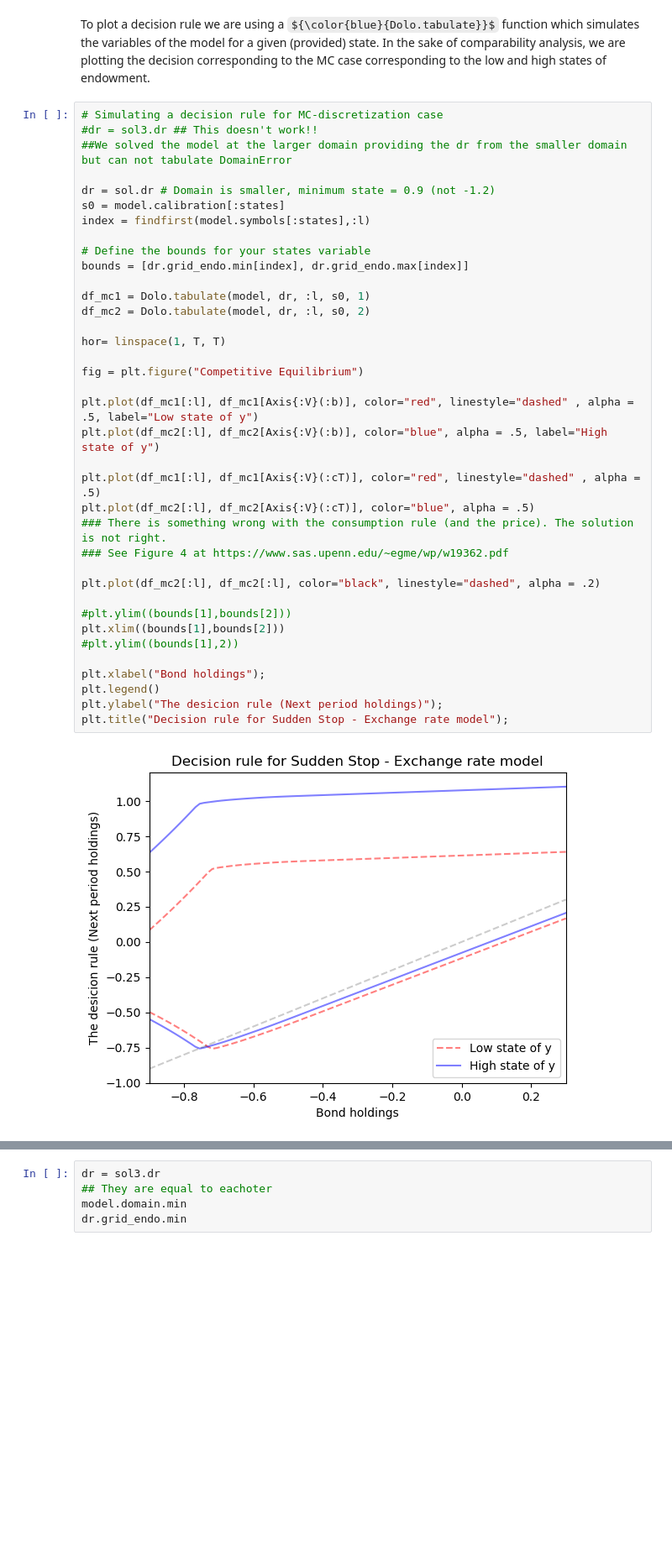
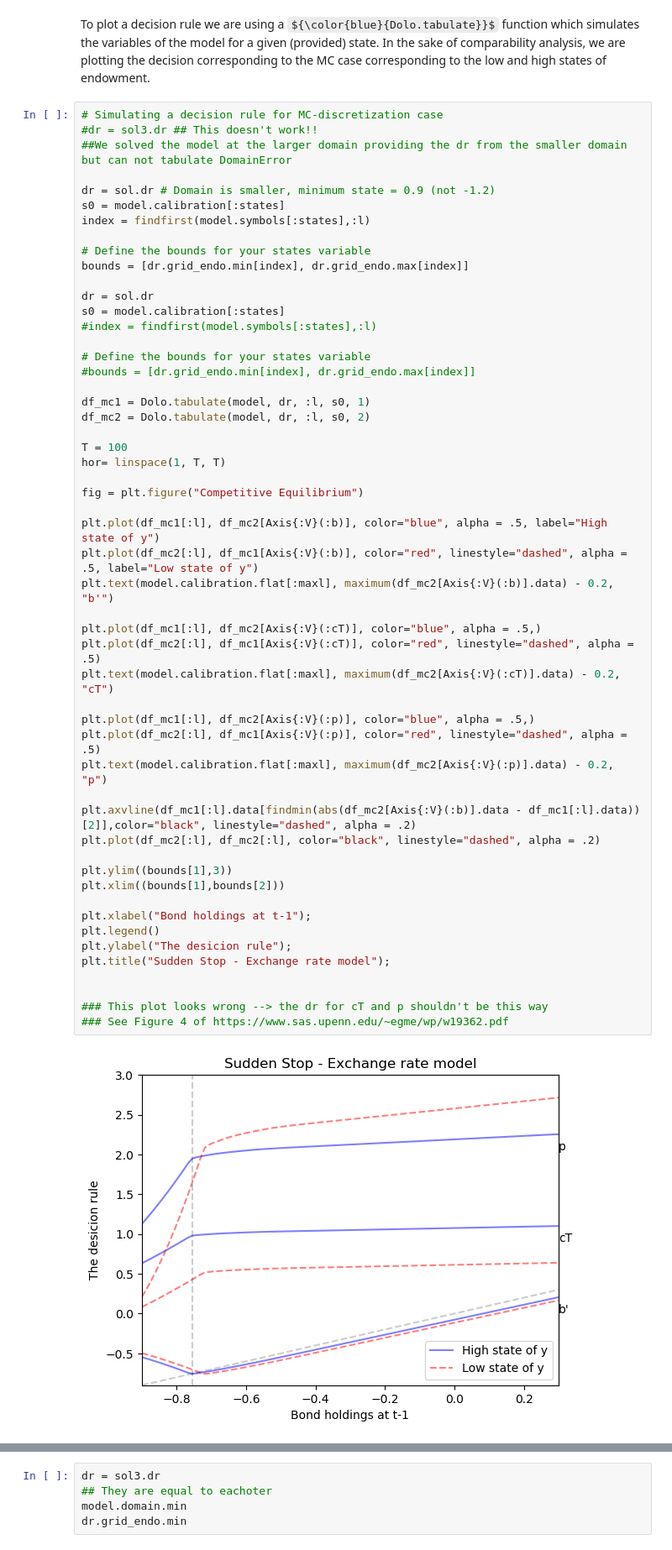
Before and after one commit to ezgioz/dolo_models, a Jupyter notebook: sudden_stop/sudden_stop_julia.ipynb, the cells around one changed output, grey strips where cells are left out. Shown at 84% size. Saved outputs shown, nothing was run; the diff lists cells and outputs as text; some formulas as TeX source; blank space fills up the shorter version.

Commit message:
Updated chart code the decision rule

```diff
--- a/sudden_stop/sudden_stop_julia.ipynb
+++ b/sudden_stop/sudden_stop_julia.ipynb
@@ -232,39 +232,55 @@ To plot a decision rule we are using a ${\color{blue}{Dolo.tabulate}}$ function
 # %%
 # Simulating a decision rule for MC-discretization case
 #dr = sol3.dr ## This doesn't work!!
 ##We solved the model at the larger domain providing the dr from the smaller domain but can not tabulate DomainError
 
 dr = sol.dr # Domain is smaller, minimum state = 0.9 (not -1.2)
 s0 = model.calibration[:states]
 index = findfirst(model.symbols[:states],:l)
 
 # Define the bounds for your states variable
 bounds = [dr.grid_endo.min[index], dr.grid_endo.max[index]]
 
+dr = sol.dr
+s0 = model.calibration[:states]
+#index = findfirst(model.symbols[:states],:l)
+
+# Define the bounds for your states variable
+#bounds = [dr.grid_endo.min[index], dr.grid_endo.max[index]]
+
 df_mc1 = Dolo.tabulate(model, dr, :l, s0, 1)
 df_mc2 = Dolo.tabulate(model, dr, :l, s0, 2)
 
+T = 100
 hor= linspace(1, T, T)
 
 fig = plt.figure("Competitive Equilibrium")
 
-plt.plot(df_mc1[:l], df_mc1[Axis{:V}(:b)], color="red", linestyle="dashed" , alpha = .5, label="Low state of y")
-plt.plot(df_mc2[:l], df_mc2[Axis{:V}(:b)], color="blue", alpha = .5, label="High state of y")
+plt.plot(df_mc1[:l], df_mc2[Axis{:V}(:b)], color="blue", alpha = .5, label="High state of y")
+plt.plot(df_mc2[:l], df_mc1[Axis{:V}(:b)], color="red", linestyle="dashed", alpha = .5, label="Low state of y")
+plt.text(model.calibration.flat[:maxl], maximum(df_mc2[Axis{:V}(:b)].data) - 0.2, "b'")
 
-plt.plot(df_mc1[:l], df_mc1[Axis{:V}(:cT)], color="red", linestyle="dashed" , alpha = .5)
-plt.plot(df_mc2[:l], df_mc2[Axis{:V}(:cT)], color="blue", alpha = .5)
-### There is something wrong with the consumption rule (and the price). The solution is not right.
-### See Figure 4 at https://www.sas.upenn.edu/~egme/wp/w19362.pdf
+plt.plot(df_mc1[:l], df_mc2[Axis{:V}(:cT)], color="blue", alpha = .5,)
+plt.plot(df_mc2[:l], df_mc1[Axis{:V}(:cT)], color="red", linestyle="dashed", alpha = .5)
+plt.text(model.calibration.flat[:maxl], maximum(df_mc2[Axis{:V}(:cT)].data) - 0.2, "cT")
 
+plt.plot(df_mc1[:l], df_mc2[Axis{:V}(:p)], color="blue", alpha = .5,)
+plt.plot(df_mc2[:l], df_mc1[Axis{:V}(:p)], color="red", linestyle="dashed", alpha = .5)
+plt.text(model.calibration.flat[:maxl], maximum(df_mc2[Axis{:V}(:p)].data) - 0.2, "p")
+
+plt.axvline(df_mc1[:l].data[findmin(abs(df_mc2[Axis{:V}(:b)].data - df_mc1[:l].data))[2]],color="black", linestyle="dashed", alpha = .2)
 plt.plot(df_mc2[:l], df_mc2[:l], color="black", linestyle="dashed", alpha = .2)
 
-#plt.ylim((bounds[1],bounds[2]))
+plt.ylim((bounds[1],3))
 plt.xlim((bounds[1],bounds[2]))
-#plt.ylim((bounds[1],2))
 
-plt.xlabel("Bond holdings");
+plt.xlabel("Bond holdings at t-1");
 plt.legend()
-plt.ylabel("The desicion rule (Next period holdings)");
-plt.title("Decision rule for Sudden Stop - Exchange rate model");
+plt.ylabel("The desicion rule");
+plt.title("Sudden Stop - Exchange rate model");
+
+
+### This plot looks wrong --> the dr for cT and p shouldn't be this way
+### See Figure 4 of https://www.sas.upenn.edu/~egme/wp/w19362.pdf
 # %% [output]
-[figure, old version]
+[figure, new version]
```
Also changed, not shown: parts of 8 cells of this notebook.
